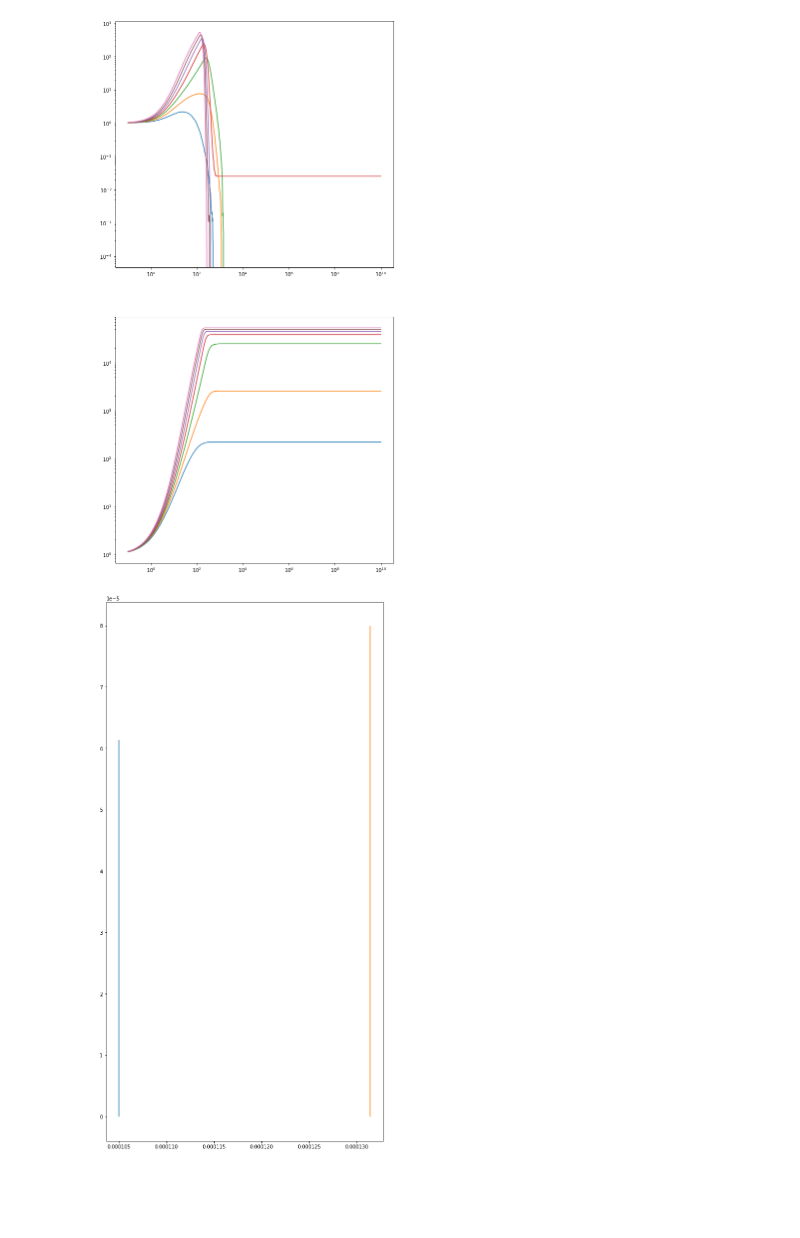
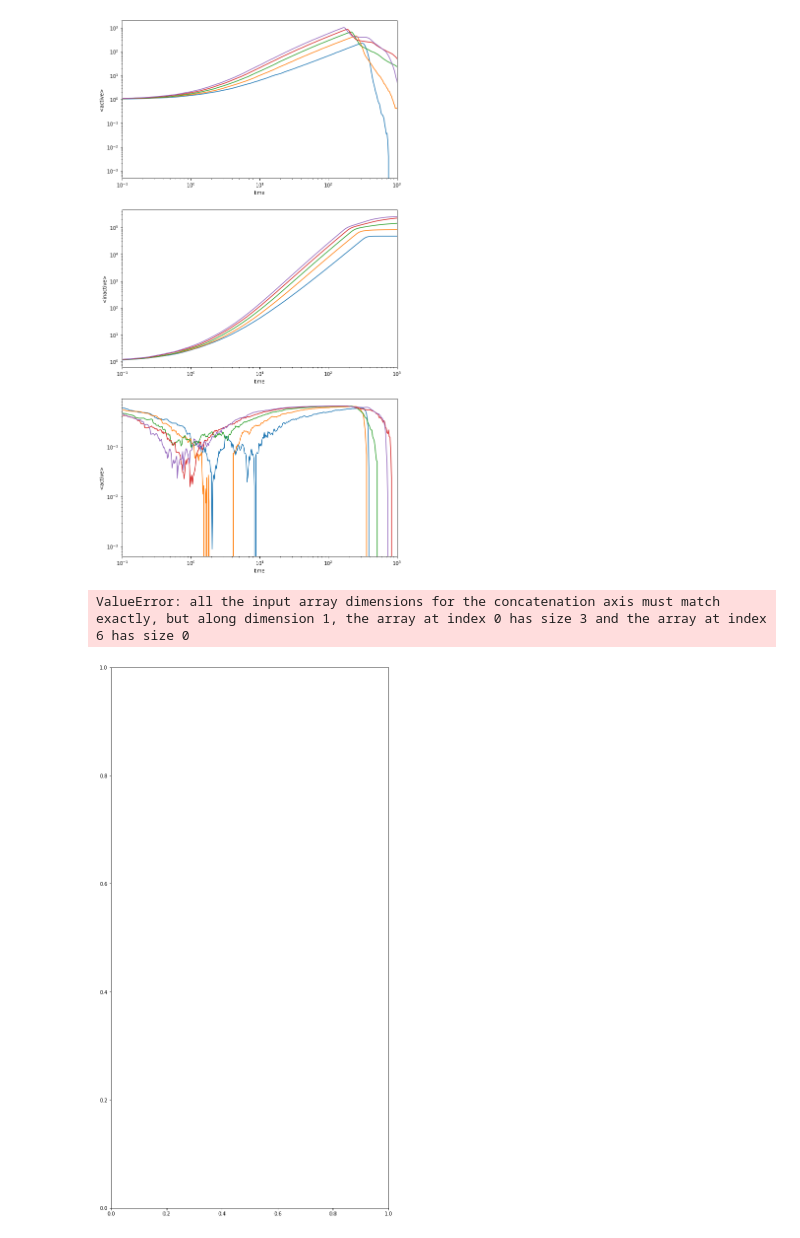
Before and after one commit to Irene-Li/BARW, a Jupyter notebook: BARW/plot_data_ib.ipynb, the cells around one changed output. Cells and saved outputs as stored; diff of their text form; code cells hidden in the pictures; blank space fills up the shorter version.

```diff
--- a/BARW/plot_data_ib.ipynb
+++ b/BARW/plot_data_ib.ipynb
@@ -127,14 +127,13 @@ def select_longest(times):
 def powerlaw_fx(x, a, b, m):
 	return a + b*x**m
 # %%
-L = 257
-N = 10000
-hs = (0.2,0.3,0.4,0.5,0.6,0.7,0.8)
-p = 0.6
-q = 0.2
-#  (1-p-2q)^2 + p^2 + 2*q^2 + (1-p-2q)*(p+2q)
+L = 513
+N = 1000
+hs = (0.4,0.5,0.6,0.7,0.8)
+p = 0.34
+q = 0.33
 
-_, axes = plt.subplots(2, figsize=(10, 20))
+_, axes = plt.subplots(3, figsize=(10, 20))
 exps = []
 for (i,h) in enumerate(hs):
 
@@ -150,53 +149,76 @@ for (i,h) in enumerate(hs):
     line = file.readline()
     while line:
         if line[0] == '#':
             # print(line)
             if line.startswith('# Starting'):
                 realisation_flag = True
             if line.startswith('#Writing'):
                 moments_flag = True
         else:
             if moments_flag:
                 moments.append(line)
             elif realisation_flag:
                 new_realisation = [line]
                 realisations.append(new_realisation)
                 realisation_flag = False
             else:
                 new_realisation.append(line)
         line = file.readline()
 
     # print(moments)
     active_moments, tracer_moments = extract_moments(moments)
     axes[0].plot(tracer_moments[:, 0],active_moments[:, 2]/N)
     axes[0].set_xscale('log')
     axes[0].set_yscale('log')
-    # axes[0].set_xlim([0.1,20])
+    axes[0].set_xlabel('time')
+    axes[0].set_ylabel('<active>')
+    axes[0].set_xlim([0.1,10**3])
     # axes[0].set_ylim([1,3])
     axes[1].plot(tracer_moments[:, 0],tracer_moments[:, 2]/N)
     # fit powerlaw
-    t = tracer_moments[:, 0]
-    mom = tracer_moments[:, 2]
-    xfit = t[(t>=2) & (t<=3)]
-    yfit = mom[(t>=2) & (t<=3)]
-    # [popt,pcov] = curve_fit(powerlaw_fx,xfit,yfit,p0 = [1,1,1])
-    # axes[1].plot(xfit,powerlaw_fx(xfit,*popt))
+    # t = tracer_moments[:, 0]
+    # mom = tracer_moments[:, 2]
+    # xfit = t[(t>=2) & (t<=3)]
+    # yfit = mom[(t>=2) & (t<=3)]
+    # # [popt,pcov] = curve_fit(powerlaw_fx,xfit,yfit,p0 = [1,1,1])
+    # # axes[1].plot(xfit,powerlaw_fx(xfit,*popt))
     axes[1].set_xscale('log')
     axes[1].set_yscale('log')
-    # axes[1].set_xlim([0.1,20])
-    # exps[i] = popt[2]
+    axes[1].set_xlabel('time')
+    axes[1].set_ylabel('<inactive>')
+    axes[1].set_xlim([0.1,10**3])
+
+    # # axes[1].set_xlim([0.1,20])
+    # # exps[i] = popt[2]
+    m4 = active_moments[:, 5]
+    m2 = active_moments[:, 3]
+    binder = [1.0-i*N / (3*j**2) for i, j in zip(m4,m2)]
+    axes[2].plot(tracer_moments[:, 0],binder)
+    axes[2].set_xscale('log')
+    axes[2].set_yscale('log')
+    axes[2].set_xlabel('time')
+    axes[2].set_ylabel('<active>')
+    axes[2].set_xlim([0.1,10**3])
+
+    # active_moments, tracer_moments = extract_moments(moments)
+    # axes[2].plot(tracer_moments[:, 0],active_moments[:, 3]/N)
+    # axes[2].set_xscale('log')
+    # axes[2].set_yscale('log')
+    # axes[2].set_xlabel('time')
+    # axes[2].set_ylabel('<active^2>')
+    # axes[2].set_xlim([0.1,10**3])
 # %% [output]
-[figure, old version]
+[figure, new version]
 # %%
-L = 257
-N = 10000
-hs = (0.2,0.3) # (0.2,0.3,0.4,0.5,0.6,0.7,0.8)
-p = 0.25
-q = 0.25
+L = 256
+N = 1000
+hs = (0.3,0.4) # (0.2,0.3,0.4,0.5,0.6,0.7,0.8)
+p = 0.34
+q = 0.33
 
 _, axes = plt.subplots(1, figsize=(10, 20))
 
-for h in hs:
+for (i,h) in enumerate(hs):
 
     label = 'L'+str(L)+'_N'+str(N)+'_p'+str(p)+'_q'+str(q)+'_h'+str(h)
     file = open("data_{}.dat".format(label))
@@ -234,7 +256,6 @@ for h in hs:
     giant_mean = []
     giant_std = []
 
-
     for (i, realisation) in enumerate(realisations):
 
         time, total_active, total_tracer, tracer_snapshot, tracer_moment = extract_lite(realisation)
@@ -243,8 +264,8 @@ for h in hs:
         tracers.append(total_tracer)
         tracer_snapshots.append(tracer_snapshot)
         box_size = tracer_moment[:,0]
-        giant_mean.append(tracer_moment[:,1])
-        giant_std.append(tracer_moment[:,2])
+        giant_mean.append(tracer_moment[:,1]*tracer_moment[:,0]**2)
+        giant_std.append(tracer_moment[:,2]*tracer_moment[:,0]**2)
 
     gnf_mean = np.mean(giant_mean,0)
     gnf_std = np.mean(giant_std,0)
@@ -259,4 +280,5 @@ for h in hs:
     #     axes[i].plot(t_array, m)
     # #     axes[i].set_xscale('log')
 # %% [output]
+ValueError: all the input array dimensions for the concatenation axis must match exactly, but along dimension 1, the array at index 0 has size 3 and the array at index 6 has size 0
-[figure, old version]
+[figure, new version]
```
Also changed, not shown: parts of 3 cells of this notebook, 1 other file.
